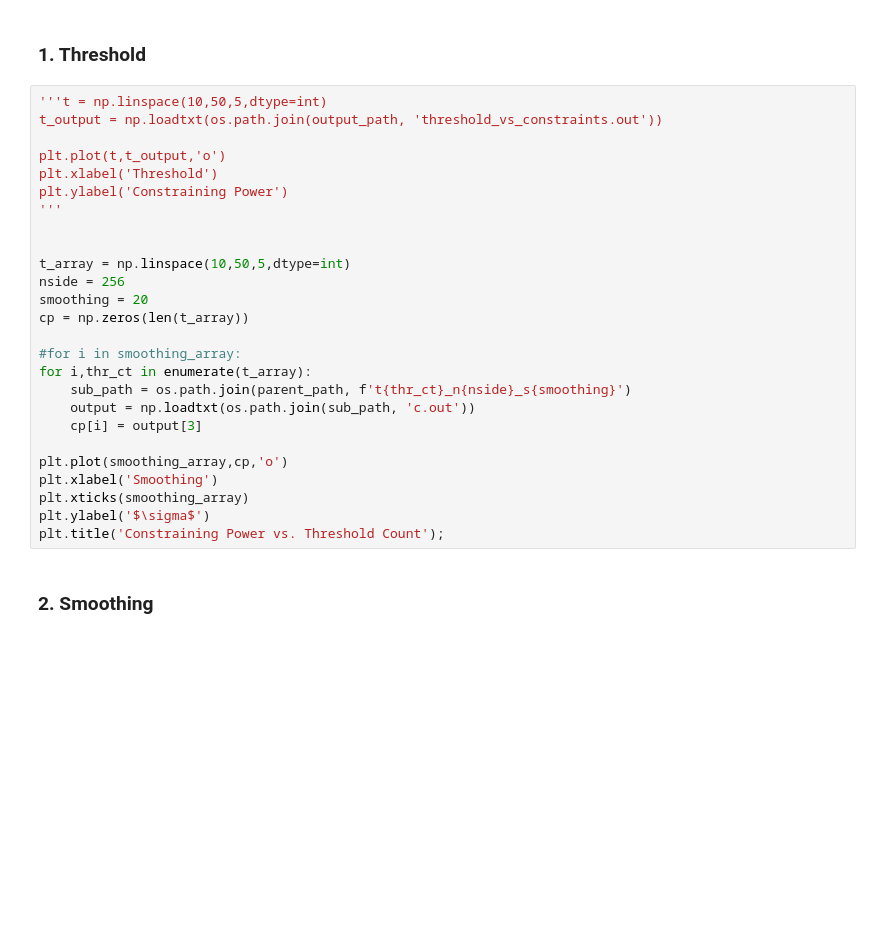
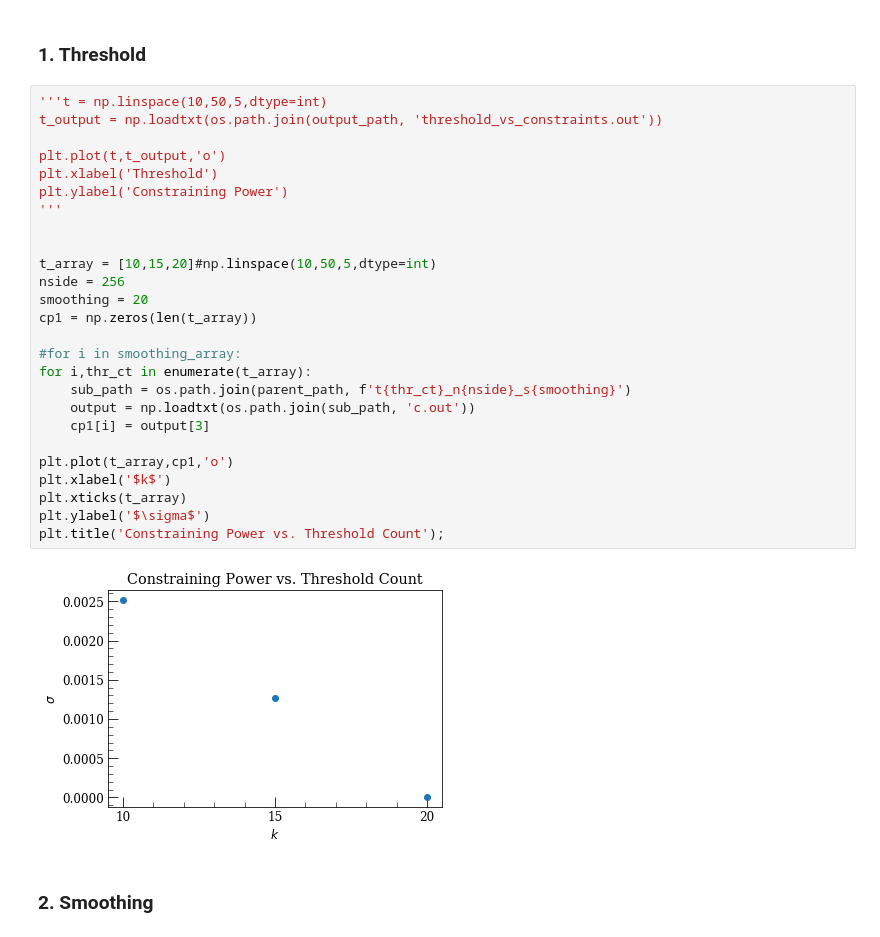
Before and after one commit to joezuntz/mink2, a Jupyter notebook: Test_Plots.ipynb, the cells around one changed output. Drawn from its saved outputs; the diff is of its cells as text; blank space fills up the shorter version.

```diff
--- a/Test_Plots.ipynb
+++ b/Test_Plots.ipynb
@@ -29,29 +29,31 @@ parent_path = os.path.join(output_path, 'Simplified')
 # %%
 '''t = np.linspace(10,50,5,dtype=int)
 t_output = np.loadtxt(os.path.join(output_path, 'threshold_vs_constraints.out'))
 
 plt.plot(t,t_output,'o')
 plt.xlabel('Threshold')
 plt.ylabel('Constraining Power')
 '''
 
 
-t_array = np.linspace(10,50,5,dtype=int)
+t_array = [10,15,20]#np.linspace(10,50,5,dtype=int)
 nside = 256
 smoothing = 20
-cp = np.zeros(len(t_array))
+cp1 = np.zeros(len(t_array))
 
 #for i in smoothing_array:
 for i,thr_ct in enumerate(t_array):
     sub_path = os.path.join(parent_path, f't{thr_ct}_n{nside}_s{smoothing}')
     output = np.loadtxt(os.path.join(sub_path, 'c.out'))
-    cp[i] = output[3]
+    cp1[i] = output[3]
 
-plt.plot(smoothing_array,cp,'o')
-plt.xlabel('Smoothing')
-plt.xticks(smoothing_array)
+plt.plot(t_array,cp1,'o')
+plt.xlabel('$k$')
+plt.xticks(t_array)
 plt.ylabel('$\sigma$')
 plt.title('Constraining Power vs. Threshold Count');
+# %% [output]
+[figure, added]
 # %% [markdown]
 ### 2. Smoothing
 # %%
```
Also changed, not shown: parts of 3 cells of this notebook.
